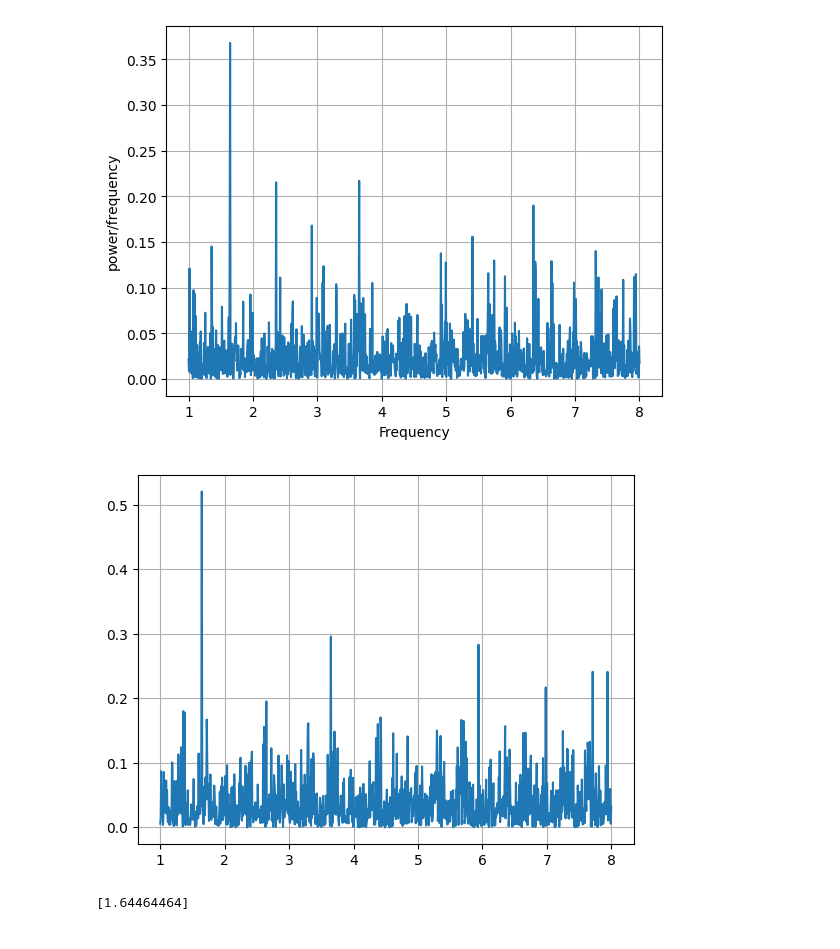
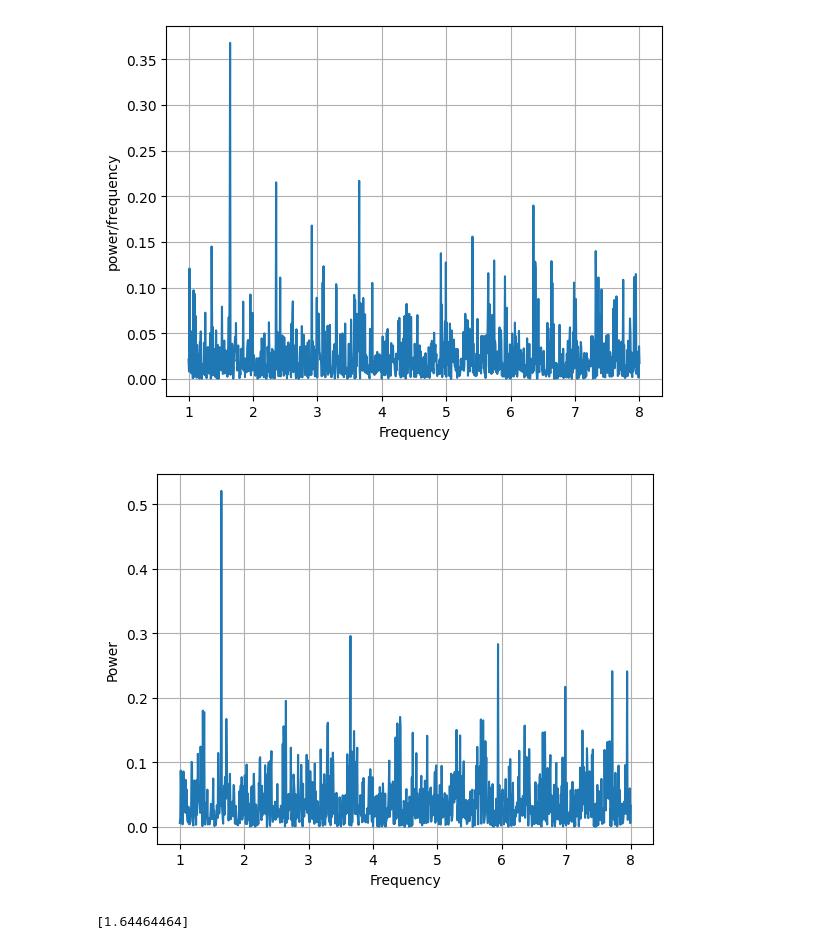
Before and after one commit to williamlee8ucb/GWAM_Lomb_Scargle, a Jupyter notebook: Cleaned_Up_LS.ipynb, the cells around one changed output. Saved outputs shown, nothing was run; the diff lists cells and outputs as text; code cells hidden in the pictures.

```diff
--- a/Cleaned_Up_LS.ipynb
+++ b/Cleaned_Up_LS.ipynb
@@ -79,15 +79,18 @@ plt.grid();
 # %%
 # ROBERT QUIMBY VIDEO - ASTROPY METHOD
 
 t_astro = dropped['JD_UTC'] * u.day
 mags = dropped['av_rel_flux T1'] - np.mean(dropped['av_rel_flux T1']) * u.mag
 ls = LombScargle(t_astro, mags, d_error)
+freqs = np.linspace(1, 8, 1000)
 power = ls.power(freqs)
 
 plt.plot(freqs, power)
+plt.xlabel("Frequency")
+plt.ylabel("Power")
 plt.grid();
 # %% [output]
-[figure, old version]
+[figure, new version]
 # %%
 max_power = power[power == max(power)]
 max_power_index = np.where(power == max_power)[0]
```
Also changed, not shown: parts of 3 cells of this notebook.
